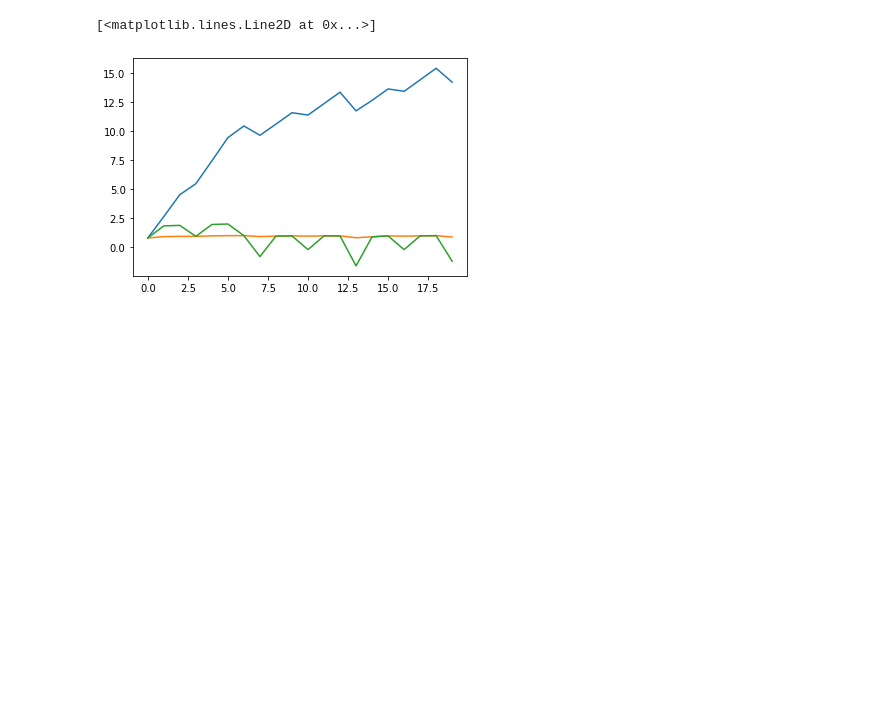
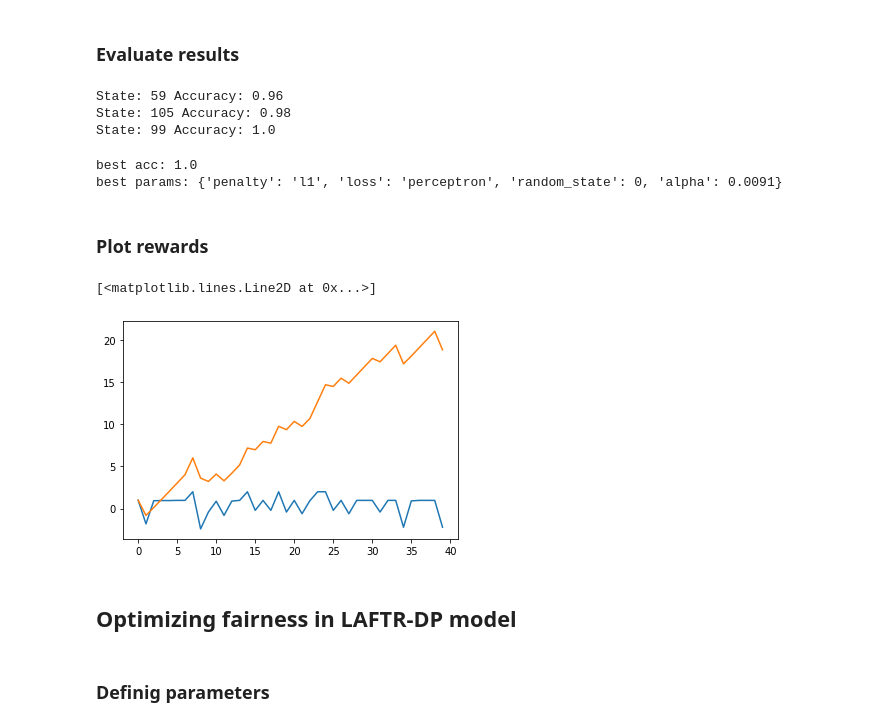
Before and after one commit to Reinforcement-Learning-F22/HyParamOptRL, a Jupyter notebook: main.ipynb, the cells around one changed output. Saved outputs shown, nothing was run; the diff lists cells and outputs as text; code cells hidden in the pictures; blank space fills up the shorter version.

Commit message:
added laftr model and all dependencies , changed evaluation q_table

```diff
--- a/main.ipynb
+++ b/main.ipynb
@@ -28,0 +27,12 @@ decay_rate = 0.005            # Exponential decay rate for exploration prob
+# %%
+# Enviroment parameters
+env = ObjModel(SGDClassifier, params, data)     # environment
+# Training parameters
+learning_rate = 1          # Learning rate
+max_steps = 40            # Max steps per episode
+gamma = 0.9                # Discounting rate
+
+epsilon = 1.0
+decay_rate = 0.005         # Exponential decay rate for exploration prob
+state_space = env.observation_space_n
+action_space = env.action_space_n
@@ -29,8 +41,3 @@ decay_rate = 0.005            # Exponential decay rate for exploration prob
 # %%
-state_space = env.observation_space_n # TODO
-action_space = env.action_space_n # TODO
 Qtable_init_s = initialize_q_table(state_space, action_space)
-
-Qtable_s, episod_rewards_s = train(epsilon, decay_rate, env, max_steps, Qtable_init_s, gamma, learning_rate)
-
-params = get_best_params(Qtable_s, env, calc_acc=True)
+Qtable_s, episod_rewards_s, best_a = train(epsilon, decay_rate, env, max_steps, Qtable_init_s, gamma, learning_rate)
@@ -45,0 +46,2 @@ best params: {'penalty': 'elasticnet', 'loss': 'modified_huber', 'random_state':
+# %% [markdown]
+### Evaluate results
@@ -46,8 +50,28 @@ best params: {'penalty': 'elasticnet', 'loss': 'modified_huber', 'random_state':
+# %%
+states = []
+vals = []
+for i in best_params:
+    states.append(i[1])
+    vals.append(env.step(i[1])[1])
+    print('State:', i[1], f'Accuracy: {env.step(i[1])[1]}')
+# %% [output]
+State: 59 Accuracy: 0.96
+State: 105 Accuracy: 0.98
+State: 99 Accuracy: 1.0
+# %%
+print('best acc:', np.max(vals))
+print('best params:', env.get_params_by_state(states[np.argmax(vals)]))
+# %% [output]
+best acc: 1.0
+best params: {'penalty': 'l1', 'loss': 'perceptron', 'random_state': 0, 'alpha': 0.0091}
+# %% [markdown]
+### Plot rewards
 # %%
-#plt.plot(episod_rewards)
+plt.plot(episod_rewards_s[1])
 plt.plot(np.cumsum(episod_rewards_s[1]))
-plt.plot(episod_rewards_s[0])
-plt.plot(episod_rewards_s[1])
+#plt.plot(np.diff(episod_rewards_s[0])*10)
 # %% [output]
 [<matplotlib.lines.Line2D at 0x...>]
-[figure, old version]
+[figure, new version]
+# %% [markdown]
+## Optimizing fairness in LAFTR-DP model
@@ -53,0 +81,2 @@ plt.plot(episod_rewards_s[1])
+# %% [markdown]
+### Definig parameters
```
Also changed, not shown: parts of 22 cells of this notebook, 6 other files.
